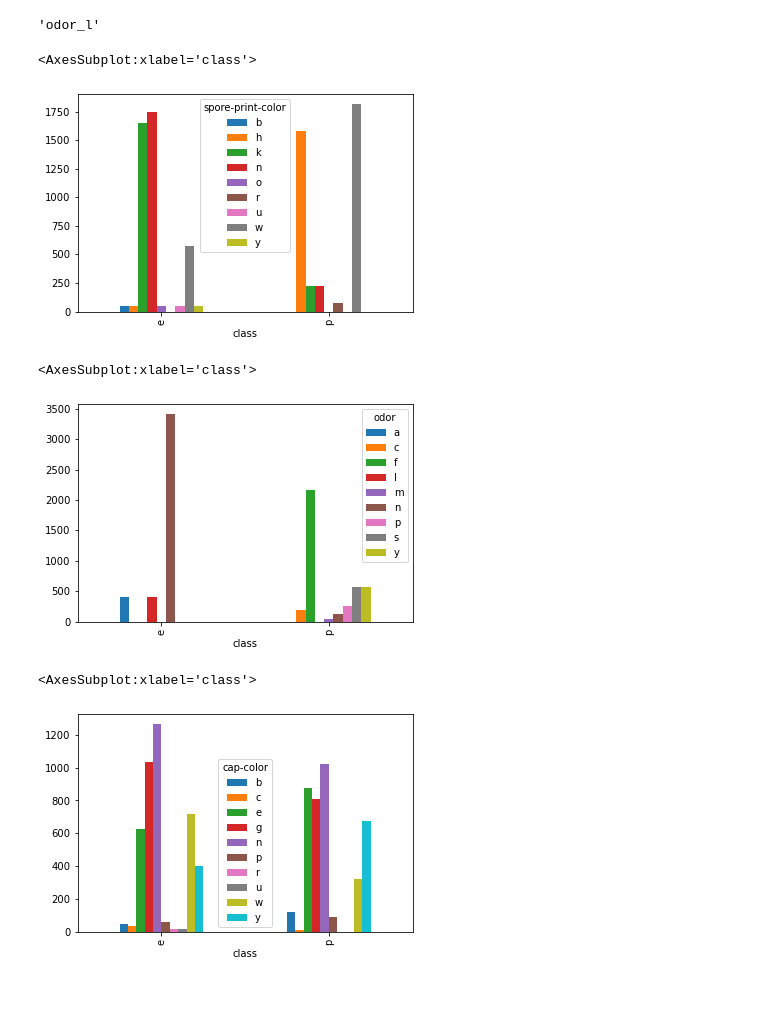
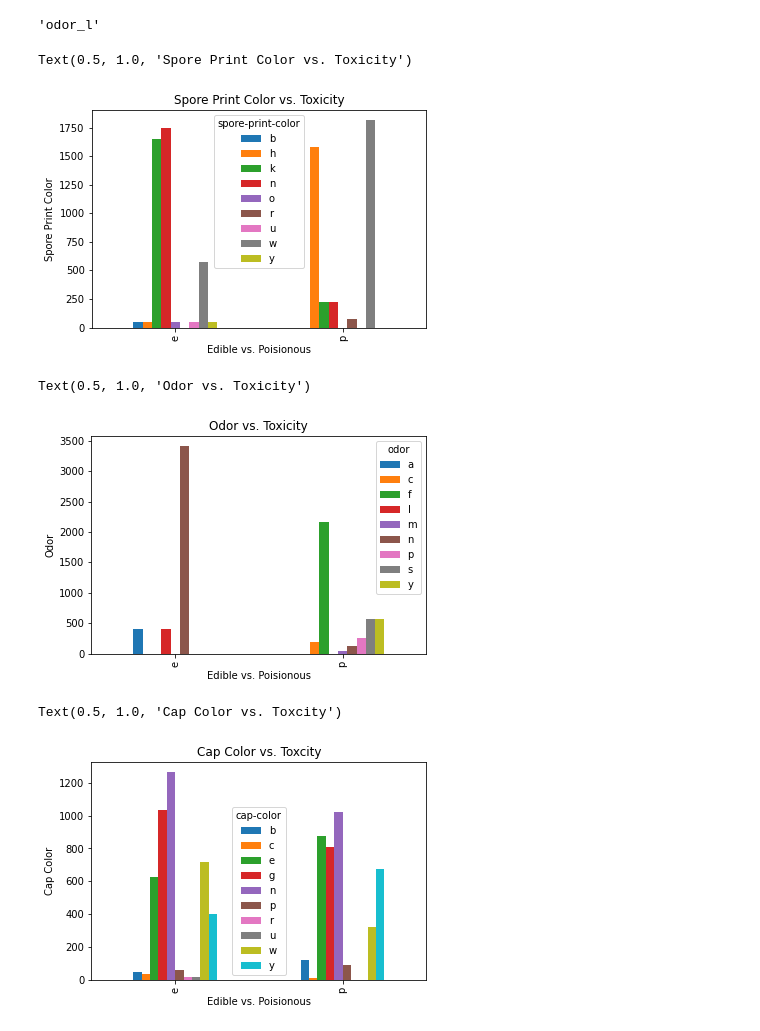
Before and after one commit to tamikataylor/Group-Data-Project, a Jupyter notebook: DaniilCrossTab.ipynb, the cells around one changed output. Saved outputs shown, nothing was run; the diff lists cells and outputs as text; code cells hidden in the pictures; blank space fills up the shorter version.

```diff
--- a/DaniilCrossTab.ipynb
+++ b/DaniilCrossTab.ipynb
@@ -28,0 +17,3 @@ df
+# %%
+df = pd.read_csv('mushrooms.csv')
+df
@@ -126,16 +135,25 @@ dataf.columns[12]
 'odor_l'
 # %%
 pd.crosstab(df['class'],[df['spore-print-color']]).plot(kind='bar')
+plt.xlabel('Edible vs. Poisionous')
+plt.ylabel('Spore Print Color')
+plt.title('Spore Print Color vs. Toxicity')
 # %% [output]
-<AxesSubplot:xlabel='class'>
+Text(0.5, 1.0, 'Spore Print Color vs. Toxicity')
-[figure, old version]
+[figure, new version]
 # %%
 pd.crosstab(df['class'],[df['odor']]).plot(kind='bar')
+plt.xlabel('Edible vs. Poisionous')
+plt.ylabel('Odor')
+plt.title('Odor vs. Toxicity')
 # %% [output]
-<AxesSubplot:xlabel='class'>
+Text(0.5, 1.0, 'Odor vs. Toxicity')
-[figure, old version]
+[figure, new version]
 # %%
 pd.crosstab(df['class'],[df['cap-color']]).plot(kind='bar')
+plt.xlabel('Edible vs. Poisionous')
+plt.ylabel('Cap Color')
+plt.title('Cap Color vs. Toxcity')
 # %% [output]
-<AxesSubplot:xlabel='class'>
+Text(0.5, 1.0, 'Cap Color vs. Toxcity')
-[figure, old version]
+[figure, new version]
```
Also changed, not shown: parts of 9 cells of this notebook.
